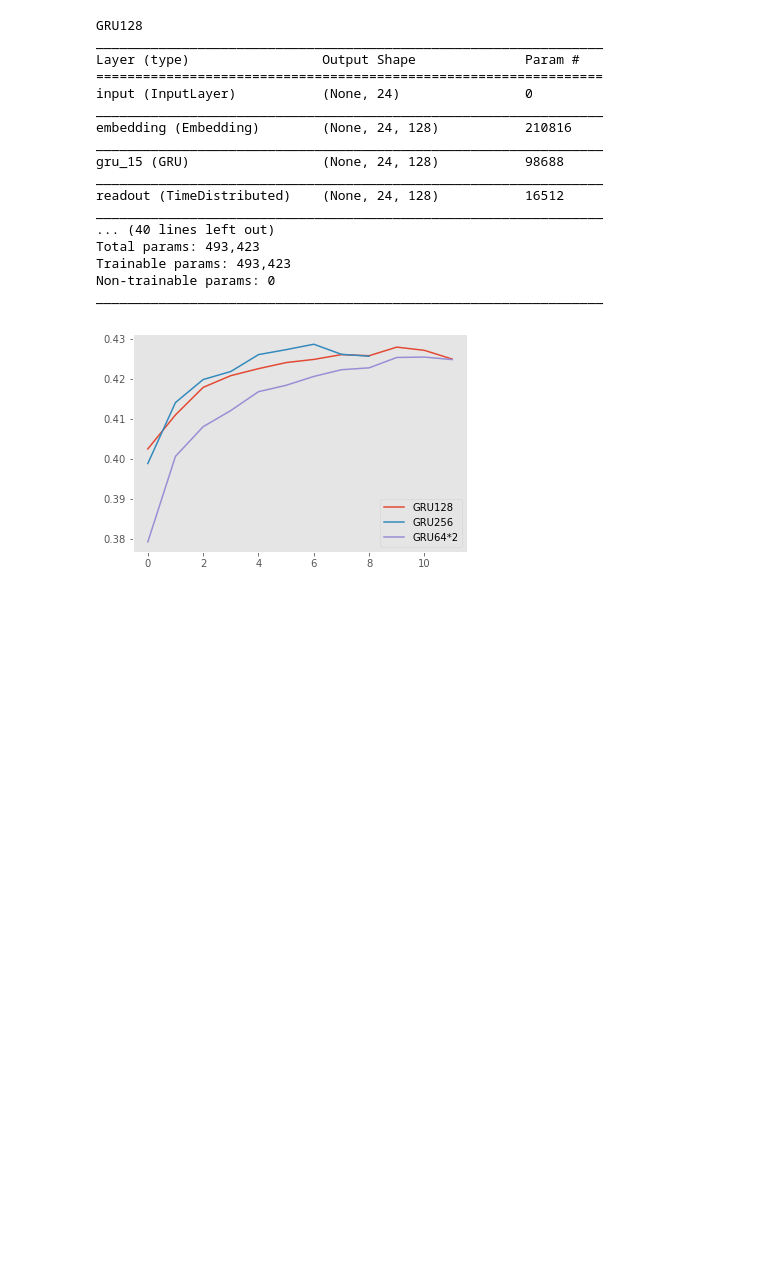
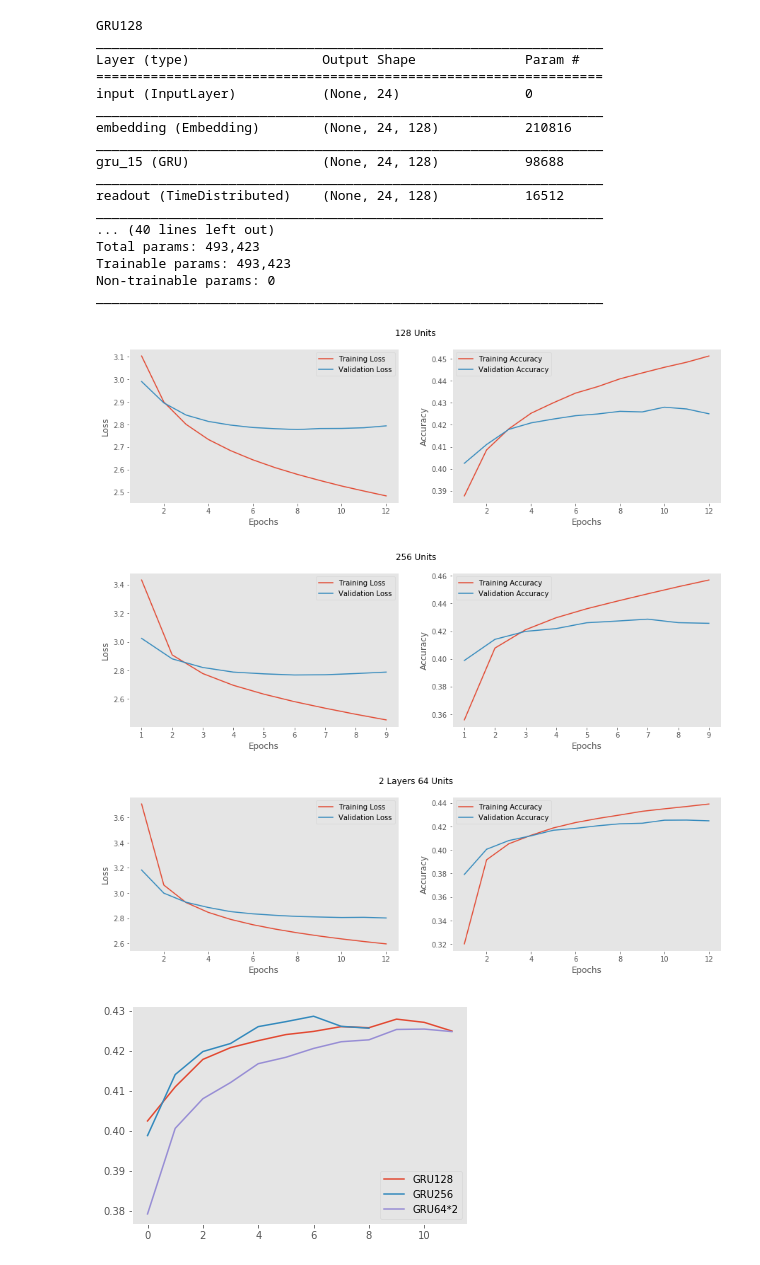
Before and after one commit to serifsonerserbest/ANN, a Jupyter notebook: miniproject2_ChatBot.ipynb, the cells around one changed output. Drawn from its saved outputs; the diff is of its cells as text; code cells hidden in the pictures; blank space fills up the shorter version.

```diff
--- a/miniproject2_ChatBot.ipynb
+++ b/miniproject2_ChatBot.ipynb
@@ -494,7 +521,7 @@ LSTMmodel = load_model("LSTMmodel_"+str(embedding_size)+'_'+str(hidden_size))
 # %%
 # plot loss and accuracy curves and compare models
 def plot_curves(model_log, title=''):
-    t = range(1, 33)
+    t = range(1, len(model_log['loss'])+1)
 
     fig, axs = plt.subplots(1, 2, figsize=(15,4))
     axs[0].plot(t, model_log['loss'], label='Training Loss')
@@ -627,6 +654,14 @@ GRU256model = load_model("GRU256model_"+str(embedding_size)+'_'+str(64))
 with open("GRU64model_"+str(embedding_size)+'_'+str(64)+"_log.pkl", "rb") as file:
     GRU64model_log = pickle.load(file)
 GU64model = load_model("GRU64model_"+str(embedding_size)+'_'+str(64))
+# %%
+plot_curves(GRU128model_log, '128 Units')
+plot_curves(GRU256model_log, '256 Units')
+plot_curves(GRU64model_log, '2 Layers 64 Units')
+# %% [output]
+[figure, added]
+[figure, added]
+[figure, added]
 # %%
 compare(logs=[GRU128model_log, GRU256model_log, GRU64model_log],names=['GRU128', 'GRU256', 'GRU64*2'])
 # %% [output]
```
Also changed, not shown: parts of 21 cells of this notebook, 2 other files.
